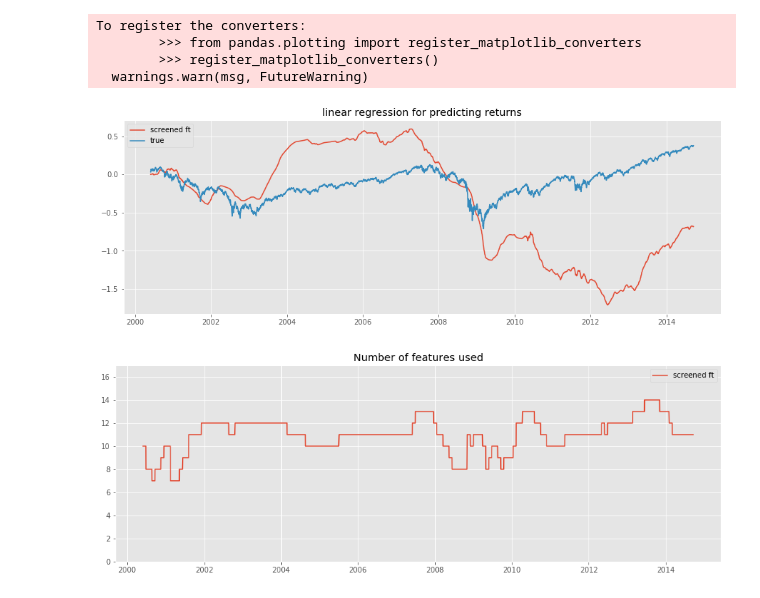
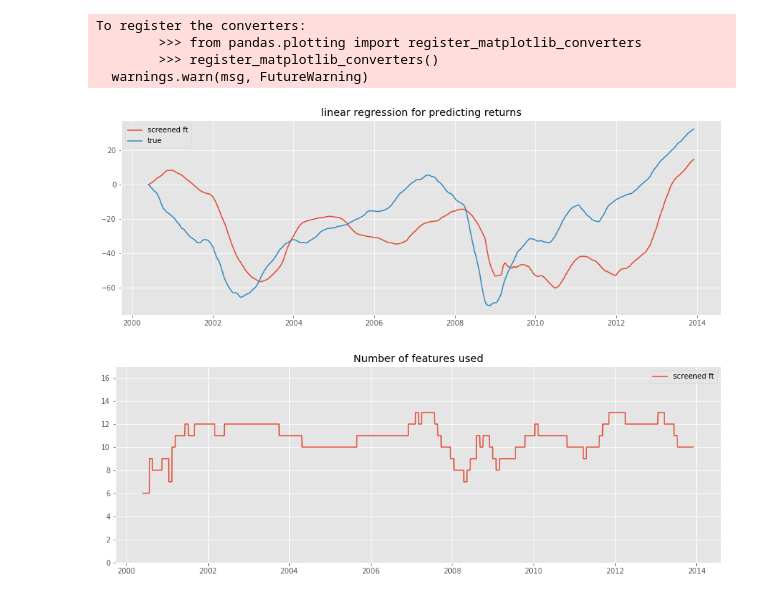
Before and after one commit to rmfeng/dsqfltproject, a Jupyter notebook: corr_screening_regression.ipynb, the cells around one changed output. Saved outputs shown, nothing was run; the diff lists cells and outputs as text; code cells hidden in the pictures.

```diff
--- a/corr_screening_regression.ipynb
+++ b/corr_screening_regression.ipynb
@@ -39,4 +19,5 @@ Loading RF
 # %%
-df = mgr.data
+#df = mgr.data
+df = pd.read_pickle('train_prepared.pkl')
 df.head()
 # %% [output]
@@ -50 +31,5 @@ df.head()
 5 rows × 21 columns
+# %%
+# constructing the target label
+df['spx_tp130'] = df['SPX'].rolling(130).sum().shift(-129)
+df = df.dropna(subset=['spx_tp130'])
@@ -51,21 +44,21 @@ df.head()
 # %%
 # test predictions
 
-nbp = 180 # number of periods to be used
+nbp = 170 # number of periods to be used
 CSP = CorrScreenPredictor(df)
 CSP.plot_predict(nbp)
 # %% [output]
 To register the converters:
         >>> from pandas.plotting import register_matplotlib_converters
         >>> register_matplotlib_converters()
   warnings.warn(msg, FutureWarning)
-[figure, old version]
+[figure, new version]
 # %%
 # plot total ft used per period
 
 CSP.plot_screened_ft(nbp)
 # %% [output]
-[figure, old version]
+[figure, new version]
 # %%
 import handlers
 
```
Also changed, not shown: parts of 8 cells of this notebook, 2 other files.
